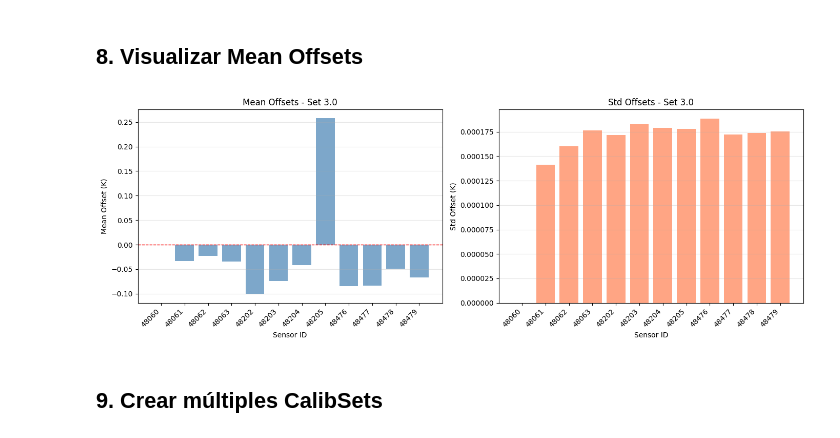
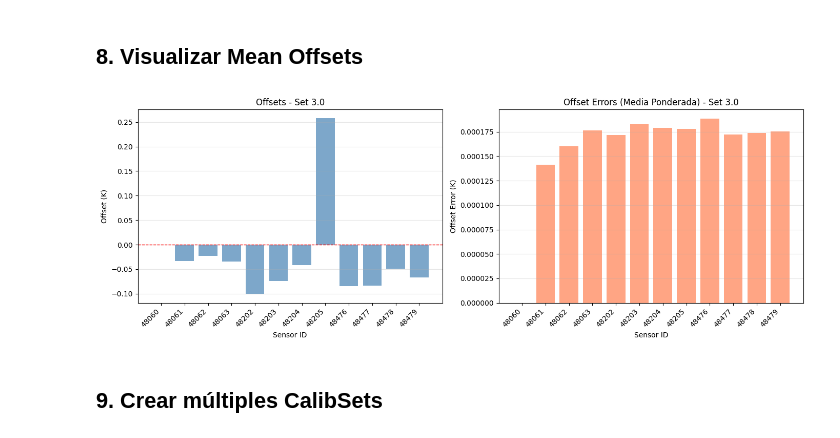
Before and after one commit to garpol/new_classes0, a Jupyter notebook: RTD_Calibration/notebooks/CALIBSET.ipynb, the cells around one changed output. Cells and saved outputs as stored; diff of their text form; code cells hidden in the pictures.

```diff
--- a/RTD_Calibration/notebooks/CALIBSET.ipynb
+++ b/RTD_Calibration/notebooks/CALIBSET.ipynb
@@ -77,7 +99,10 @@ CalibSet creado: CalibSet(set=3.0, sensors=0, runs=0, offsets=0, ref=None)
 ## 4. Crear CalibSet completo con utils (TODO AUTOMÁTICO)
 # %%
 # UNA SOLA LLAMADA - Utils hace todo el trabajo
-calib_set = create_calibration_set(
+# NOTA: create_calibration_set retorna (calib_set, mean_offsets, std_offsets)
+# pero mean_offsets y std_offsets son para debugging, no se usan directamente
+# Los offsets finales están en sensor.offset y sensor.offset_error
+calib_set, mean_offsets_debug, std_offsets_debug = create_calibration_set(
     set_number=3.0,
     logfile=logfile,
     config=config
@@ -88,6 +113,7 @@ print(f"\nDetalles:")
 print(f"  - Set number: {calib_set.set_number}")
 print(f"  - Sensors: {len(calib_set.sensors)} instancias")
 print(f"  - Runs: {len(calib_set.runs)} válidos")
-print(f"  - References: {[s.id for s in calib_set.reference_sensors]}")
-print(f"  - Offsets calculados: {len(calib_set.mean_offsets)}")
+
+# Contar sensores con offset calculado (están en mean_offsets)
+print(f"  - Sensores con offset: {len(calib_set.mean_offsets)}/{len(calib_set.sensors)}")
 # %% [output]
@@ -217,33 +266,33 @@ Estadísticas:
 # %%
 fig, (ax1, ax2) = plt.subplots(1, 2, figsize=(14, 5))
 
-# Plot 1: Mean offsets
+# Plot 1: Offsets
 sensor_ids = df_offsets['sensor_id'].values
-mean_offsets = df_offsets['mean_offset'].values
-std_offsets = df_offsets['std_offset'].values
+offsets = df_offsets['offset'].values
+offset_errors = df_offsets['offset_error'].values
 
-ax1.bar(range(len(sensor_ids)), mean_offsets, color='steelblue', alpha=0.7)
+ax1.bar(range(len(sensor_ids)), offsets, color='steelblue', alpha=0.7)
 ax1.set_xticks(range(len(sensor_ids)))
 ax1.set_xticklabels(sensor_ids, rotation=45, ha='right')
 ax1.set_xlabel('Sensor ID')
-ax1.set_ylabel('Mean Offset (K)')
-ax1.set_title(f'Mean Offsets - Set {calib_set.set_number}')
+ax1.set_ylabel('Offset (K)')
+ax1.set_title(f'Offsets - Set {calib_set.set_number}')
 ax1.axhline(y=0, color='red', linestyle='--', linewidth=1)
 ax1.grid(axis='y', alpha=0.3)
 
-# Plot 2: Std offsets
-ax2.bar(range(len(sensor_ids)), std_offsets, color='coral', alpha=0.7)
+# Plot 2: Errores
+ax2.bar(range(len(sensor_ids)), offset_errors, color='coral', alpha=0.7)
 ax2.set_xticks(range(len(sensor_ids)))
 ax2.set_xticklabels(sensor_ids, rotation=45, ha='right')
 ax2.set_xlabel('Sensor ID')
-ax2.set_ylabel('Std Offset (K)')
-ax2.set_title(f'Std Offsets - Set {calib_set.set_number}')
+ax2.set_ylabel('Offset Error (K)')
+ax2.set_title(f'Offset Errors (Media Ponderada) - Set {calib_set.set_number}')
 ax2.grid(axis='y', alpha=0.3)
 
 plt.tight_layout()
 plt.show()
 # %% [output]
-[figure, old version]
+[figure, new version]
 # %% [markdown]
 ## 9. Crear múltiples CalibSets
 # %%
```
Also changed, not shown: parts of 18 cells of this notebook, 3 other files.
